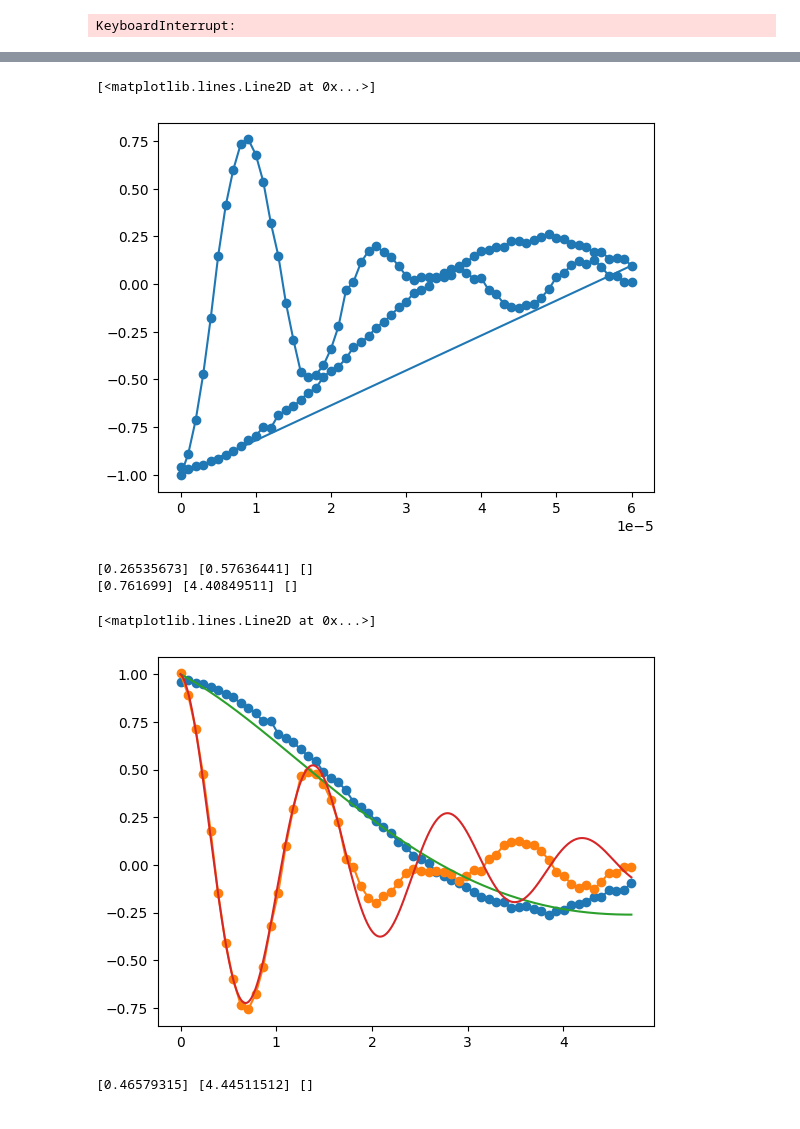
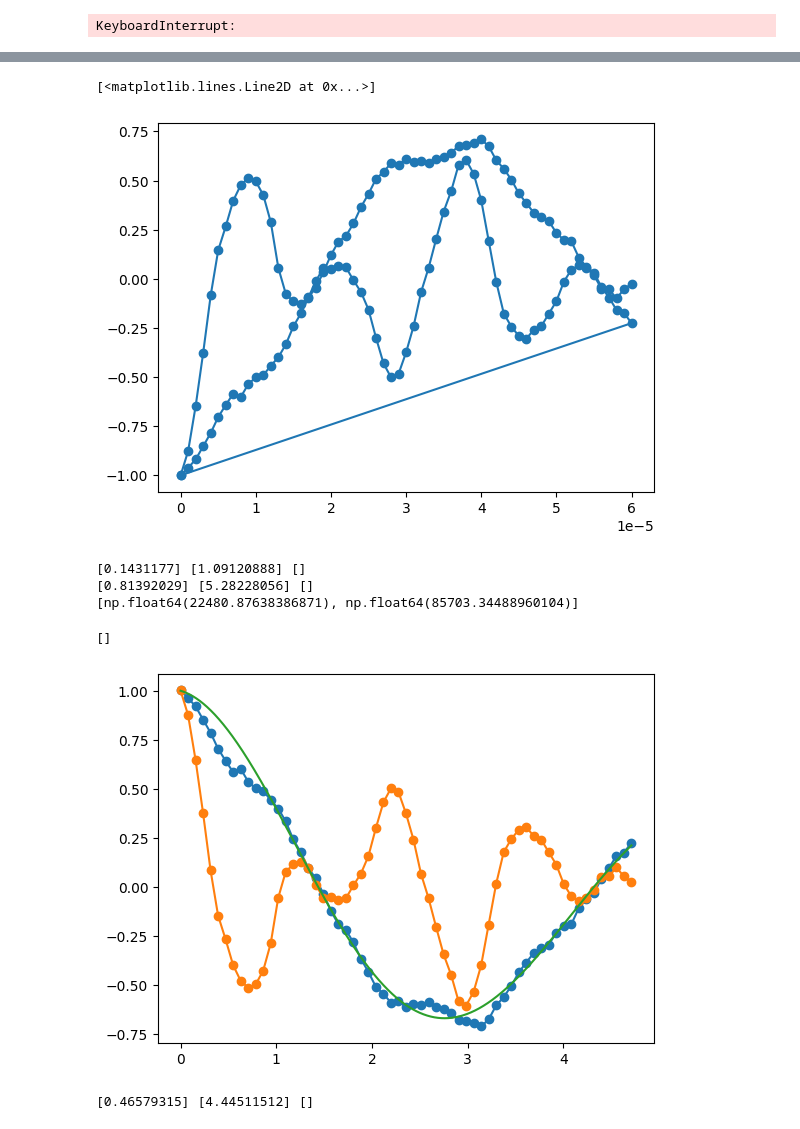
Before and after one commit to Davidkatom/Crosstalk, a Jupyter notebook: real_hardware_2.ipynb, the cells around one changed output, grey strips where cells are left out. Cells and saved outputs as stored; diff of their text form; code cells hidden in the pictures.

```diff
--- a/real_hardware_2.ipynb
+++ b/real_hardware_2.ipynb
@@ -9,7 +9,7 @@ service = QiskitRuntimeService(
     channel='ibm_quantum',
     instance='ibm-q/open/main',
     # token='982f334665888fce1313aa2ecd74553e806eb521197f2332e28a368cfdc779e26a8b0df921b82798fbd23eb0228773e8edf685994e4779b516622f026c2fefb7'
-    token= 'dd810d4274a18946b6783e5557a9e2a912c07a2dd722153fd10e5dd5fa7512521eb33cad123947c69ff02debf01e4615b67460fbb51fd94cb2f2b6153d5401d9'
+    token= '982f334665888fce1313aa2ecd74553e806eb521197f2332e28a368cfdc779e26a8b0df921b82798fbd23eb0228773e8edf685994e4779b516622f026c2fefb7'
 )
 # %%
 from qiskit.circuit import QuantumCircuit, QuantumRegister
@@ -179,7 +179,7 @@ twice = delays.copy()
 twice.extend(delays)
 # delays = [3e-6]
 circuits = []
-layout = [1,2]
+layout = [10,11]
 for i, delay in enumerate(twice):
     circ = QuantumCircuit(2, 2)
     #hadamard
@@ -260,7 +260,7 @@ import matplotlib.pyplot as plt
 plt.plot(twice, expt, 'o-')
 # %% [output]
 [<matplotlib.lines.Line2D at 0x...>]
-[figure, old version]
+[figure, new version]
 # %%
 import estimator
 import numpy as np
@@ -281,24 +281,31 @@ D_cross,W_cross,J_cross = estimator.one_by_one_X(batch_cross, batch_cross)
 
 print(D,W,J)
 print(D_cross,W_cross,J_cross)
+reverse_scaling = (1 / (1.5 * np.pi)) * (np.max(delays) - np.min(delays))
+original_params = [x / reverse_scaling for x in [2*D[0],W[0]]]
+print(original_params)
 # %% [output]
-[0.26535673] [0.57636441] []
-[0.761699] [4.40849511] []
+[0.1431177] [1.09120888] []
+[0.81392029] [5.28228056] []
+[np.float64(22480.87638386871), np.float64(85703.34488960104)]
 # %%
 # W = 0.85
 # D = 0.7
 # D_cross = 0.7
 highres_delay = np.arange(0, 1.5*np.pi, 0.001)
 plt.plot(scaled_delay, expt_nocross_modif, 'o-')
 plt.plot(scaled_delay, expt_cross_modif, 'o-')
 
 # plt.plot(scaled_delay, cross, 'o-')
 # plt.plot(short_delay, short_expt, 'o-')
 plt.plot(highres_delay, [np.cos(W*d)*np.exp(-D*d) for d in highres_delay])
-plt.plot(highres_delay, [np.cos(6.7/1.5*d)*np.exp(-D_cross*d) for d in highres_delay])
+# plt.plot(highres_delay, [np.cos(W*d)*np.exp(-D*d)*0.5 +  0.5*np.cos(4*W*d)*np.exp(-D*d) for d in highres_delay])
+
+plt.plot()
+# plt.plot(highres_delay, [np.cos(6.7/1.5*d)*np.exp(-D_cross*d) for d in highres_delay])
 # %% [output]
-[<matplotlib.lines.Line2D at 0x...>]
+[]
-[figure, old version]
+[figure, new version]
 # %%
 n = 22
 truncated_cross = expt_cross_modif[:n]
```
Also changed, not shown: parts of 3 cells of this notebook, 2 other files.
